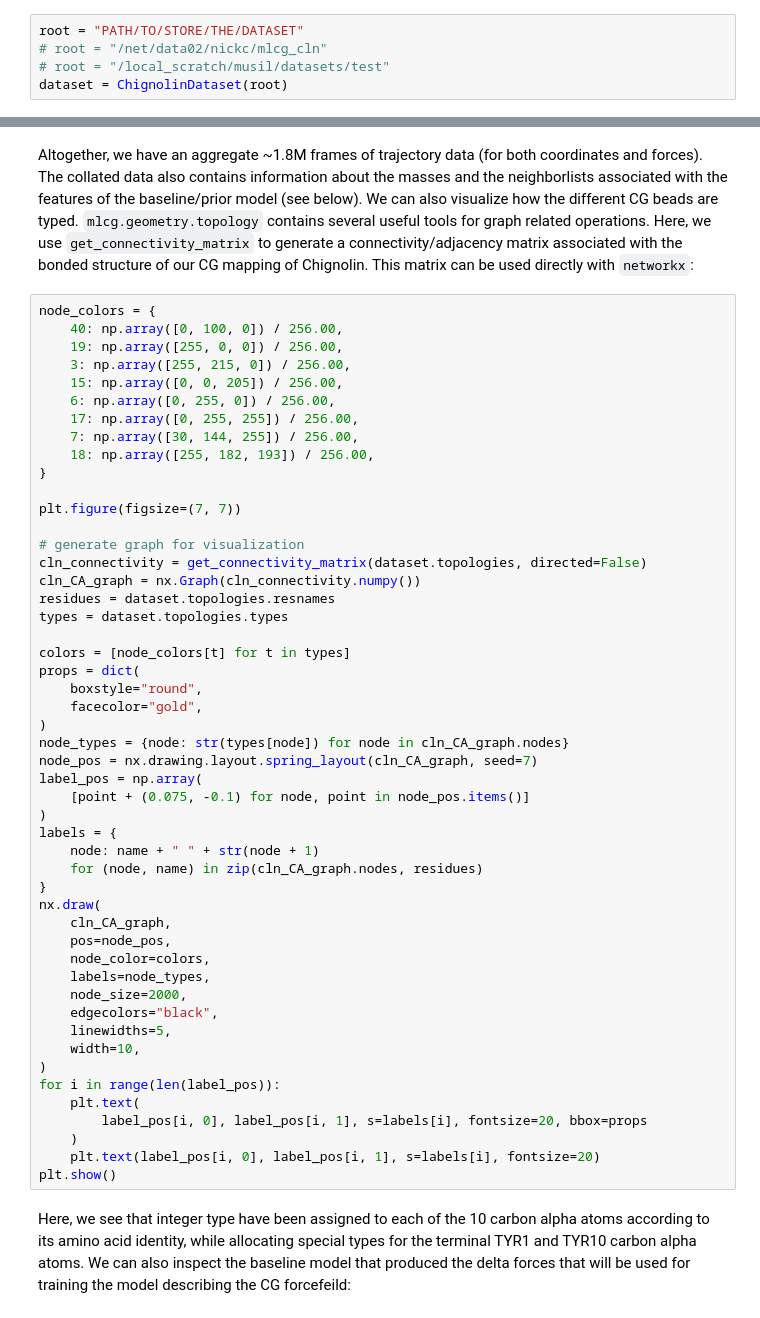
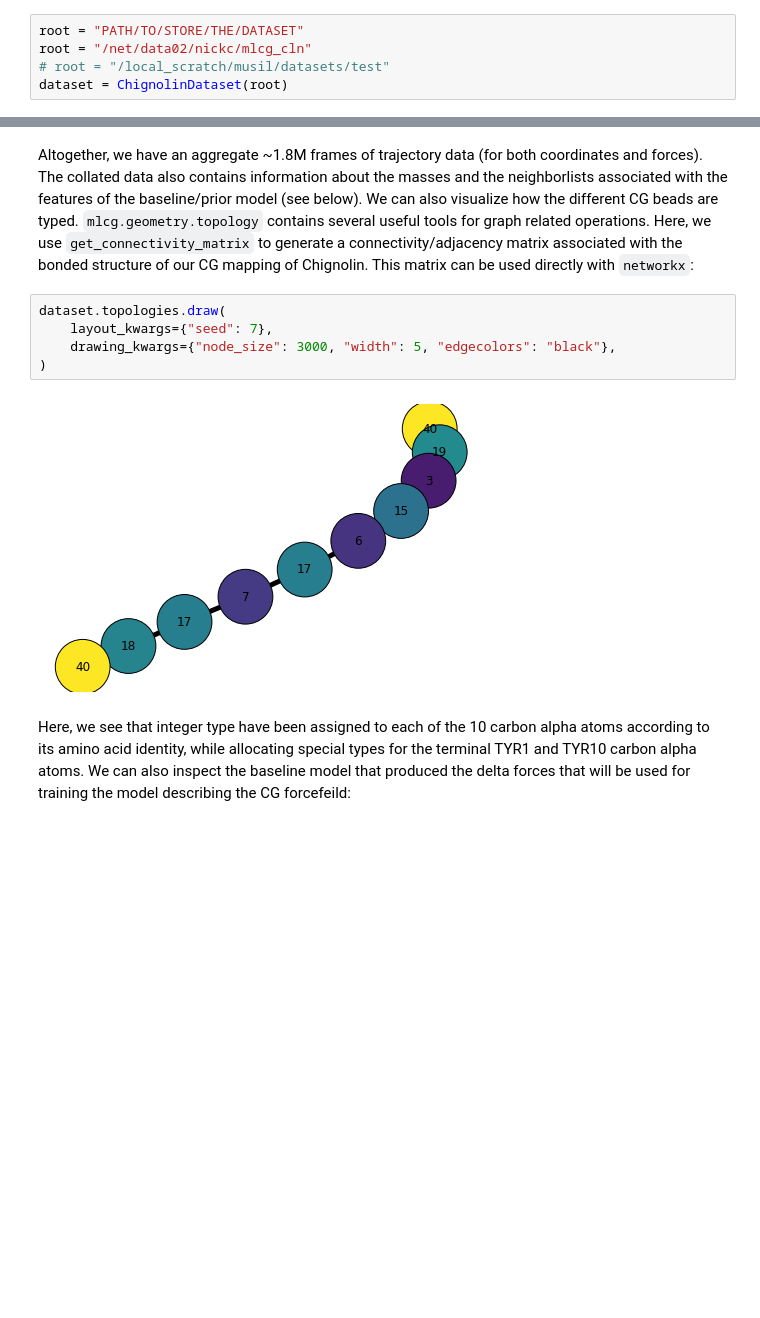
Before and after one commit to danielpastor97/mlcg, a Jupyter notebook: examples/notebooks/Building_A_Coarse_Grain_Model.ipynb, the cells around one changed output, grey strips where cells are left out. Drawn from its saved outputs; the diff is of its cells as text; blank space fills up the shorter version.

Commit message:
drawing update

```diff
--- a/examples/notebooks/Building_A_Coarse_Grain_Model.ipynb
+++ b/examples/notebooks/Building_A_Coarse_Grain_Model.ipynb
@@ -24,7 +24,7 @@ from mlcg.geometry import get_connectivity_matrix
 To download and process the data, we supply a path when instantiating the dataset. The coordinates, forces, topology, and other important information will be organized and stored in this directory. in total, the dataset is about ~7 GB:
 # %%
 root = "PATH/TO/STORE/THE/DATASET"
-# root = "/net/data02/nickc/mlcg_cln"
+root = "/net/data02/nickc/mlcg_cln"
 # root = "/local_scratch/musil/datasets/test"
 dataset = ChignolinDataset(root)
 # %% [markdown]
@@ -34,55 +48,12 @@ print("CG mapped data:\n\n", dataset.data)
 # %% [markdown]
 Altogether, we have an aggregate ~1.8M frames of trajectory data (for both coordinates and forces). The collated data also contains information about the masses and the neighborlists associated with the features of the baseline/prior model (see below). We can also visualize how the different CG beads are typed. `mlcg.geometry.topology` contains several useful tools for graph related operations. Here, we use `get_connectivity_matrix` to generate a connectivity/adjacency matrix associated with the bonded structure of our CG mapping of Chignolin. This matrix can be used directly with `networkx`:
 # %%
-node_colors = {
-    40: np.array([0, 100, 0]) / 256.00,
-    19: np.array([255, 0, 0]) / 256.00,
-    3: np.array([255, 215, 0]) / 256.00,
-    15: np.array([0, 0, 205]) / 256.00,
-    6: np.array([0, 255, 0]) / 256.00,
-    17: np.array([0, 255, 255]) / 256.00,
-    7: np.array([30, 144, 255]) / 256.00,
-    18: np.array([255, 182, 193]) / 256.00,
-}
-
-plt.figure(figsize=(7, 7))
-
-# generate graph for visualization
-cln_connectivity = get_connectivity_matrix(dataset.topologies, directed=False)
-cln_CA_graph = nx.Graph(cln_connectivity.numpy())
-residues = dataset.topologies.resnames
-types = dataset.topologies.types
-
-colors = [node_colors[t] for t in types]
-props = dict(
-    boxstyle="round",
-    facecolor="gold",
+dataset.topologies.draw(
+    layout_kwargs={"seed": 7},
+    drawing_kwargs={"node_size": 3000, "width": 5, "edgecolors": "black"},
 )
-node_types = {node: str(types[node]) for node in cln_CA_graph.nodes}
-node_pos = nx.drawing.layout.spring_layout(cln_CA_graph, seed=7)
-label_pos = np.array(
-    [point + (0.075, -0.1) for node, point in node_pos.items()]
-)
-labels = {
-    node: name + " " + str(node + 1)
-    for (node, name) in zip(cln_CA_graph.nodes, residues)
-}
-nx.draw(
-    cln_CA_graph,
-    pos=node_pos,
-    node_color=colors,
-    labels=node_types,
-    node_size=2000,
-    edgecolors="black",
-    linewidths=5,
-    width=10,
-)
-for i in range(len(label_pos)):
-    plt.text(
-        label_pos[i, 0], label_pos[i, 1], s=labels[i], fontsize=20, bbox=props
-    )
-    plt.text(label_pos[i, 0], label_pos[i, 1], s=labels[i], fontsize=20)
-plt.show()
+# %% [output]
+[figure, added]
 # %% [markdown]
 Here, we see that integer type have been assigned to each of the 10 carbon alpha atoms according to its amino acid identity, while allocating special types for the terminal TYR1 and TYR10 carbon alpha atoms. We can also inspect the baseline model that produced the delta forces that will be used for training the model describing the CG forcefeild:
 # %%
```
Also changed, not shown: parts of 4 cells of this notebook, 1 other file.
